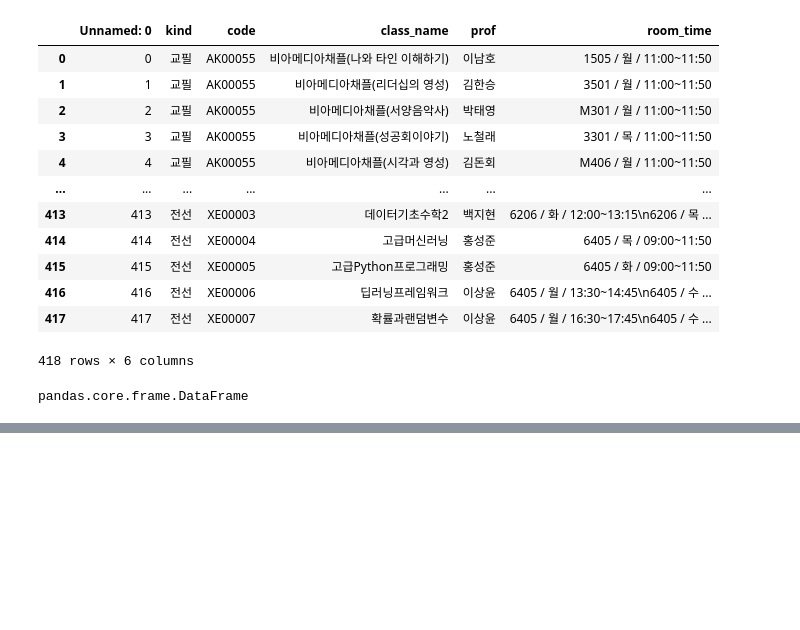
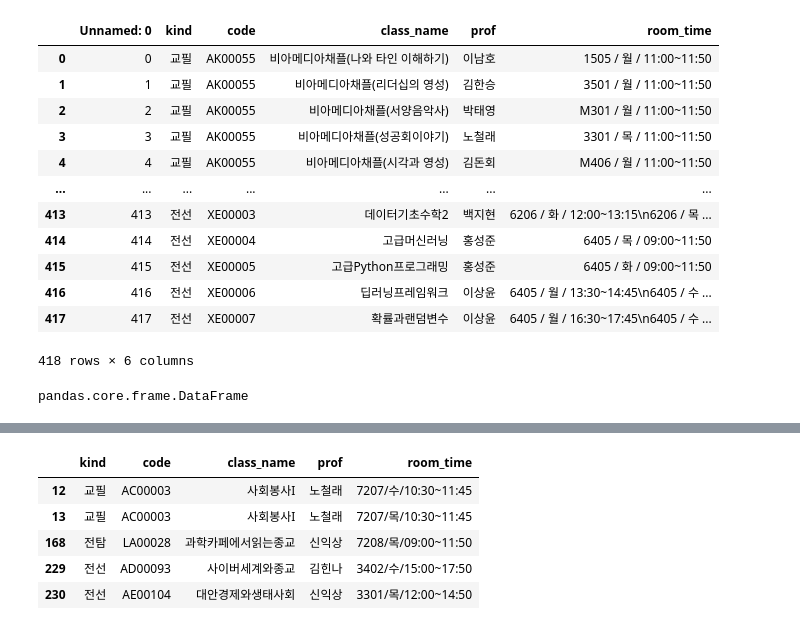
Before and after one commit to sujeengim/MapinSkhu-Data, a Jupyter notebook: second-try/data2.ipynb, the cells around one changed output, grey strips where cells are left out. Drawn from its saved outputs; the diff is of its cells as text; code cells hidden in the pictures; blank space fills up the shorter version.

```diff
--- a/second-try/data2.ipynb
+++ b/second-try/data2.ipynb
@@ -24,0 +135,10 @@ pandas.core.frame.DataFrame
+# %%
+# 확인
+data.loc[[12,13,168,229,230]]
+# %% [output]
+|  | kind | code | class_name | prof | room_time |
+| 12 | 교필 | AC00003 | 사회봉사I | 노철래 | 7207/수/10:30~11:45 |
+| 13 | 교필 | AC00003 | 사회봉사I | 노철래 | 7207/목/10:30~11:45 |
+| 168 | 전탐 | LA00028 | 과학카페에서읽는종교 | 신익상 | 7208/목/09:00~11:50 |
+| 229 | 전선 | AD00093 | 사이버세계와종교 | 김힌나 | 3402/수/15:00~17:50 |
+| 230 | 전선 | AE00104 | 대안경제와생태사회 | 신익상 | 3301/목/12:00~14:50 |
```
Also changed, not shown: parts of 18 cells of this notebook, 1 other file.
